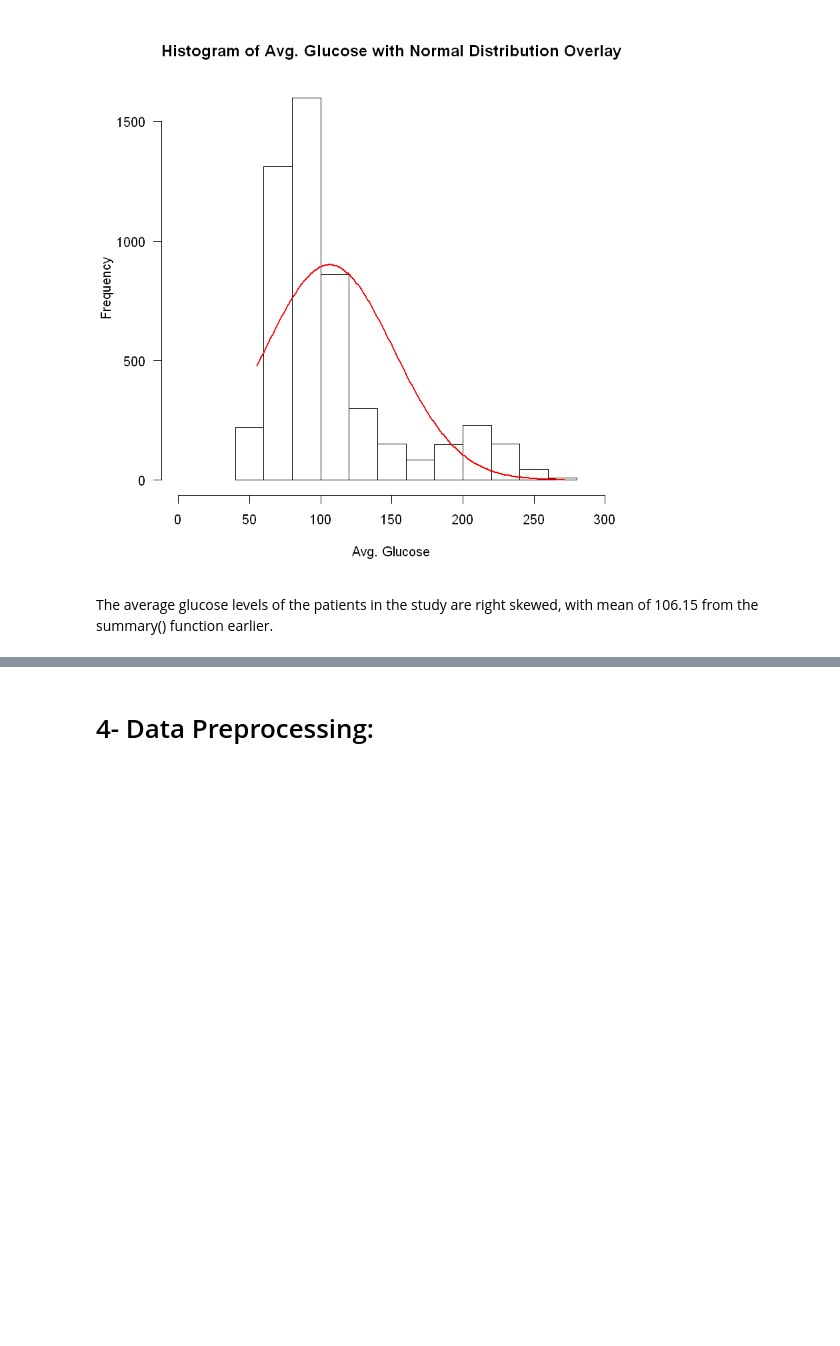
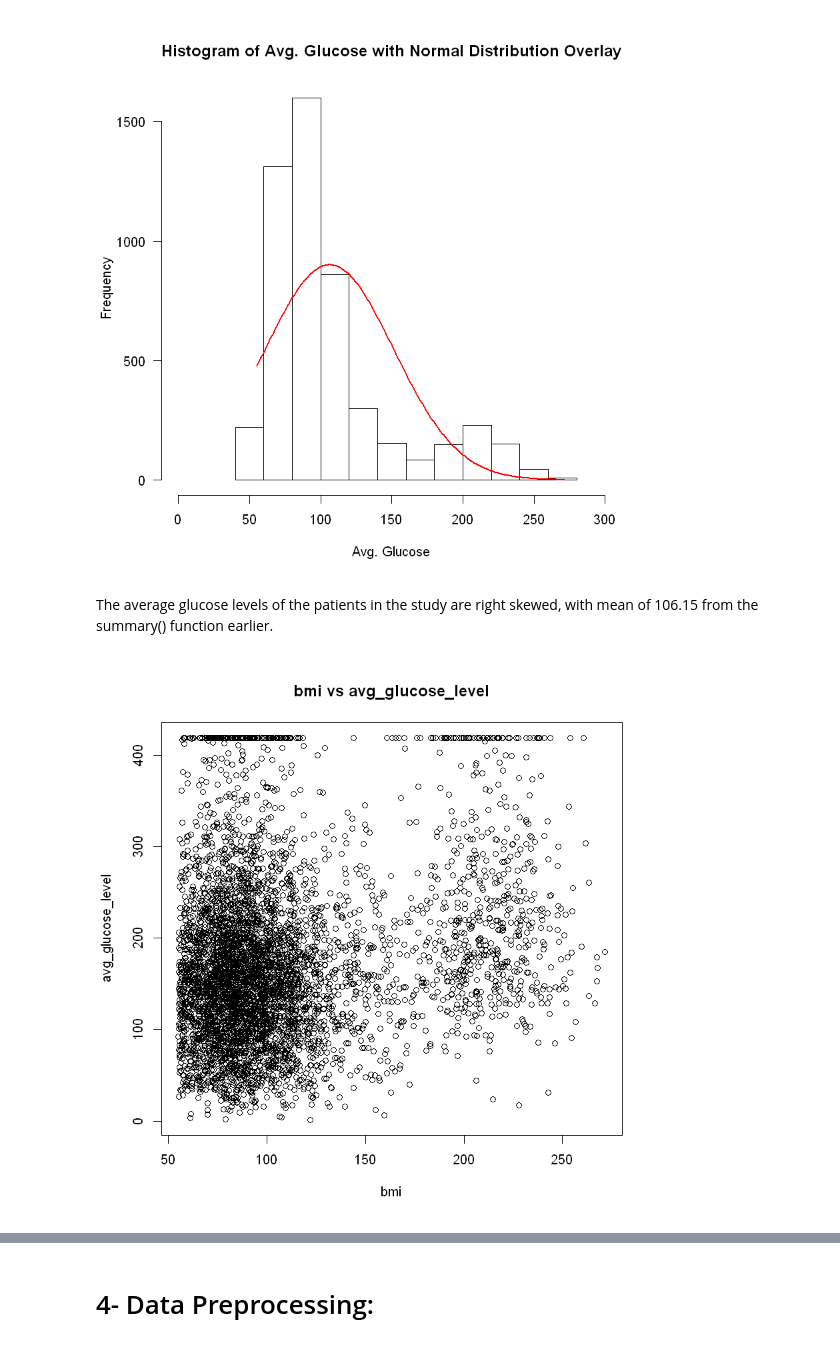
Before and after one commit to mriamft/Stroke-Prediction, a Jupyter notebook: Phase1 Jupyter notebook(1).ipynb, the cells around one changed output, grey strips where cells are left out. Cells and saved outputs as stored; diff of their text form; code cells hidden in the pictures; blank space fills up the shorter version.

Commit message:
bmi  graph

```diff
--- a/Phase1 Jupyter notebook(1).ipynb
+++ b/Phase1 Jupyter notebook(1).ipynb
@@ -324,3 +296,7 @@ lines(xfit,yfit,col="red",lwd=2)
 [figure]
 # %% [markdown]
 The average glucose levels of the patients in the study are right skewed, with mean of 106.15 from the summary() function earlier.
+# %%
+plot(x = data$avg_glucose_level, y = data$bmi,, main="bmi vs avg_glucose_level", xlab="bmi", ylab="avg_glucose_level")
+# %% [output]
+[figure, added]
```
Also changed, not shown: parts of 10 cells of this notebook.
